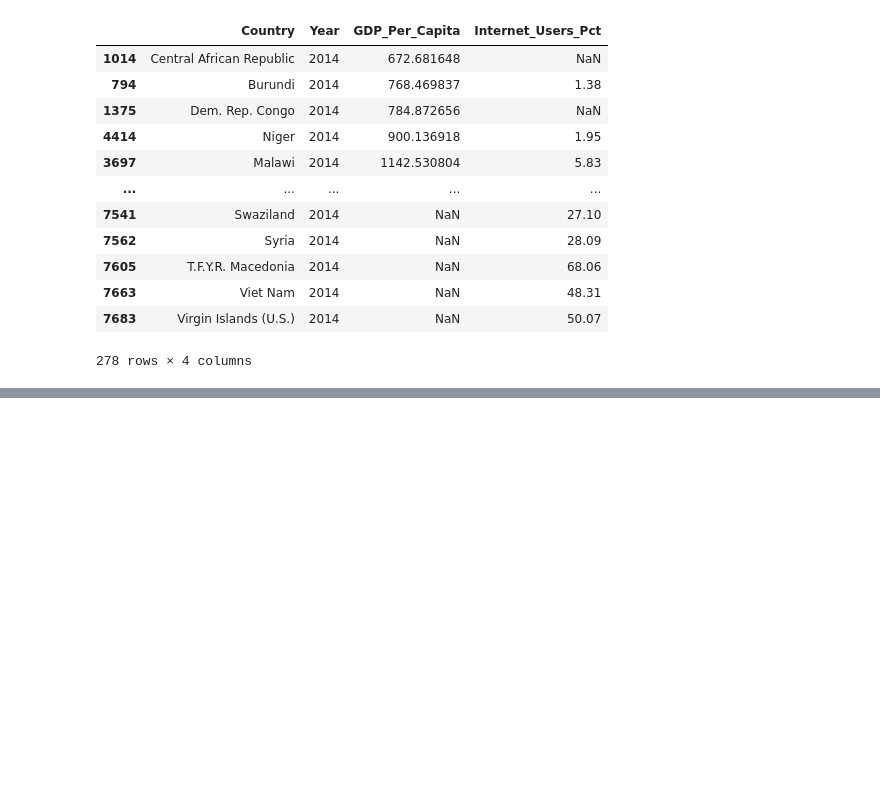
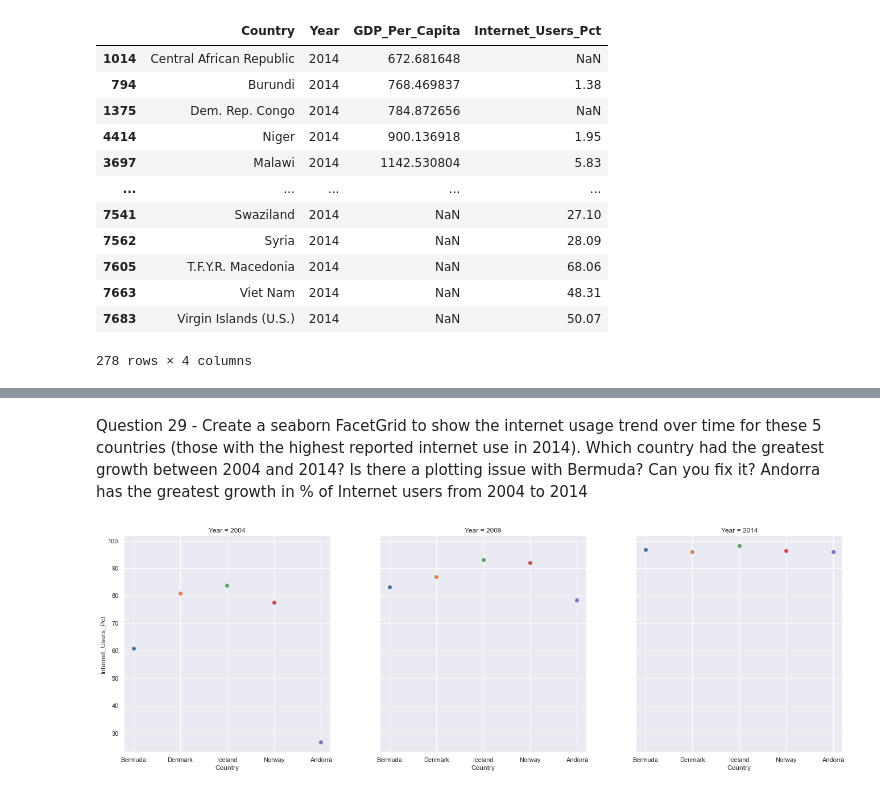
Before and after one commit to NSS-Data-Analytics-Cohort-3/un-data-MarkKoivula, a Jupyter notebook: notebooks/UNdata.ipynb, the cells around one changed output, grey strips where cells are left out. Saved outputs shown, nothing was run; the diff lists cells and outputs as text; code cells hidden in the pictures; blank space fills up the shorter version.

```diff
--- a/notebooks/UNdata.ipynb
+++ b/notebooks/UNdata.ipynb
@@ -423,0 +480,3 @@ df_2014.sort_values(by='GDP_Per_Capita', ascending=True)
+# %%
+top_5_internet = gdp_and_internet_use_subset[gdp_and_internet_use_subset["Country"].isin(['Iceland','Bermuda','Norway','Denmark','Andorra'])]
+top_5_internet.head(20)
@@ -423,0 +500,15 @@ df_2014.sort_values(by='GDP_Per_Capita', ascending=True)
+# %% [markdown]
+Question 29 - Create a seaborn FacetGrid to show the internet usage trend over time for these 5 countries (those with the highest reported internet use in 2014). Which country had the greatest growth between 2004 and 2014? Is there a plotting issue with Bermuda? Can you fix it?
+Andorra has the greatest growth in % of Internet users from 2004 to 2014
+# %%
+##graph = sns.FacetGrid(top_5_internet, col ='Year', row='Country',hue='Country')
+s = [10, 20, 40, 80]
+graph = sns.FacetGrid(top_5_internet, col ='Year', hue='Country')
+graph.map(plt.scatter, "Country", "Internet_Users_Pct",alpha = 1)
+fig = plt.gcf()
+# Change plot size
+fig.set_size_inches(20,8)
+
+plt.show()
+# %% [output]
+[figure, added]
```
Also changed, not shown: parts of 17 cells of this notebook.
